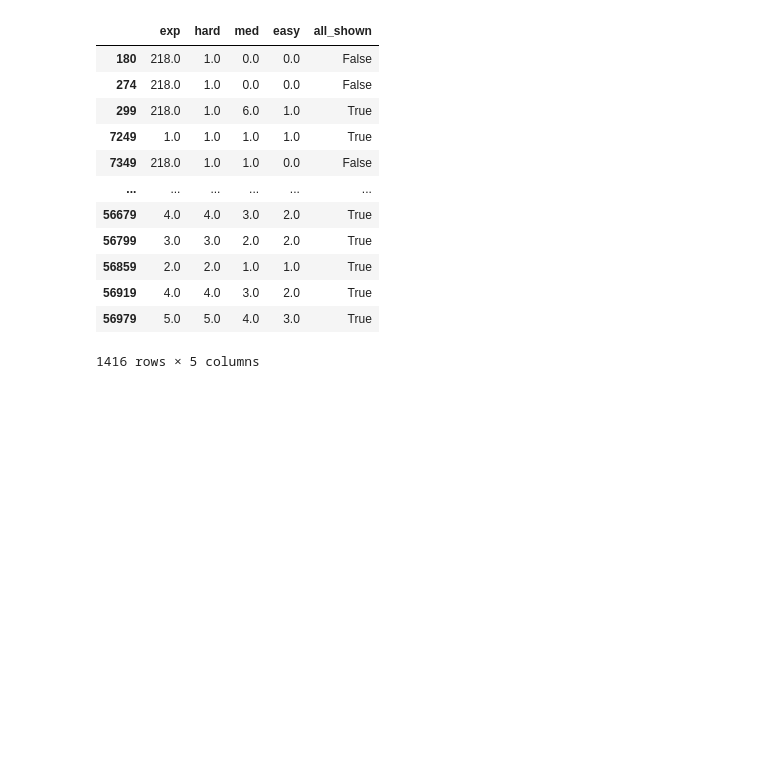
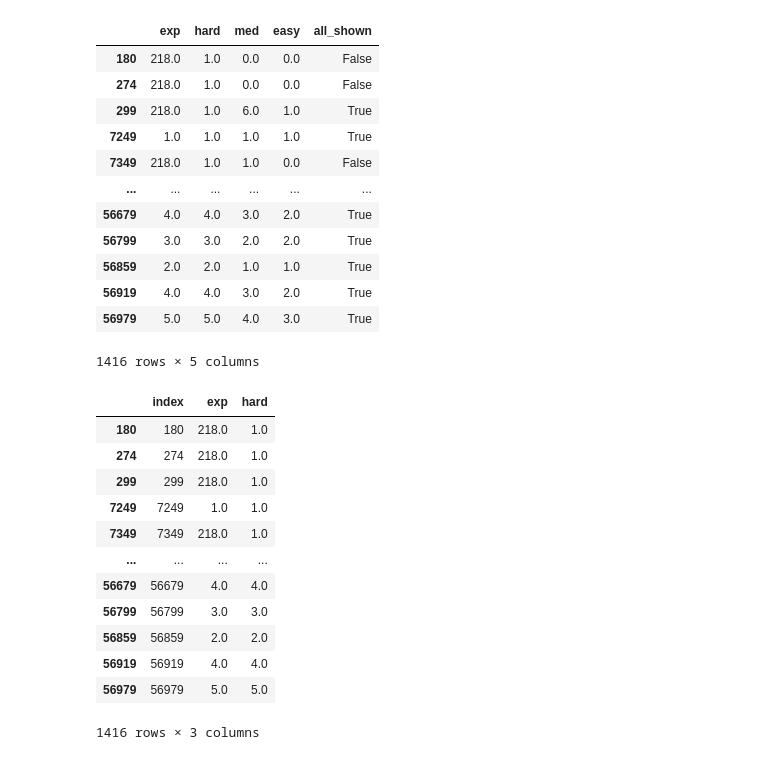
Before and after one commit to elliottwaissbluth/tensor-hero, a Jupyter notebook: Difficulty_anal/diff_explore.ipynb, the cells around one changed output. Cells and saved outputs as stored; diff of their text form; code cells hidden in the pictures; blank space fills up the shorter version.

```diff
--- a/Difficulty_anal/diff_explore.ipynb
+++ b/Difficulty_anal/diff_explore.ipynb
@@ -316,4 +343,21 @@ See the caveats in the documentation: https://pandas.pydata.org/pandas-docs/stab
 | 56919 | 4.0 | 4.0 | 3.0 | 2.0 | True |
 | 56979 | 5.0 | 5.0 | 4.0 | 3.0 | True |
 1416 rows × 5 columns
+# %%
+df_train_1 = df_train[['index', 'exp', 'hard']]
+df_train_1
+# %% [output]
+|  | index | exp | hard |
+| 180 | 180 | 218.0 | 1.0 |
+| 274 | 274 | 218.0 | 1.0 |
+| 299 | 299 | 218.0 | 1.0 |
+| 7249 | 7249 | 1.0 | 1.0 |
+| 7349 | 7349 | 218.0 | 1.0 |
+| ... | ... | ... | ... |
+| 56679 | 56679 | 4.0 | 4.0 |
+| 56799 | 56799 | 3.0 | 3.0 |
+| 56859 | 56859 | 2.0 | 2.0 |
+| 56919 | 56919 | 4.0 | 4.0 |
+| 56979 | 56979 | 5.0 | 5.0 |
+1416 rows × 3 columns
 # %%
```
Also changed, not shown: parts of 10 cells of this notebook, 1 other file.
